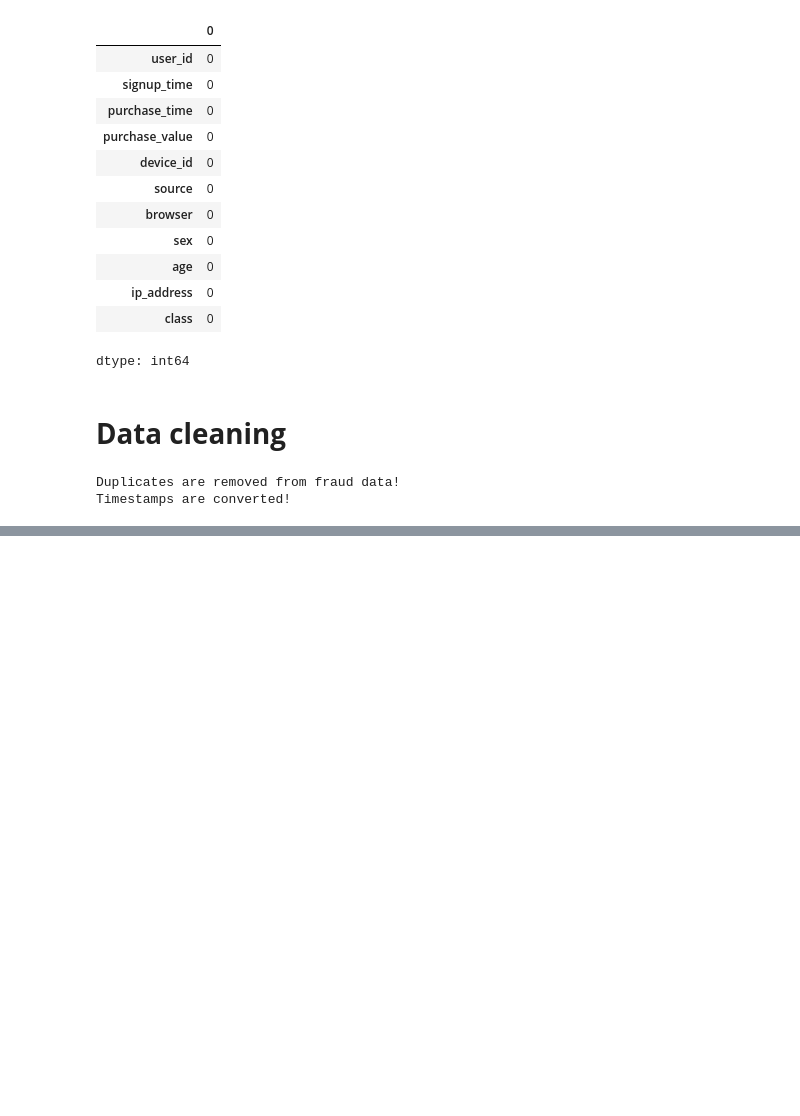
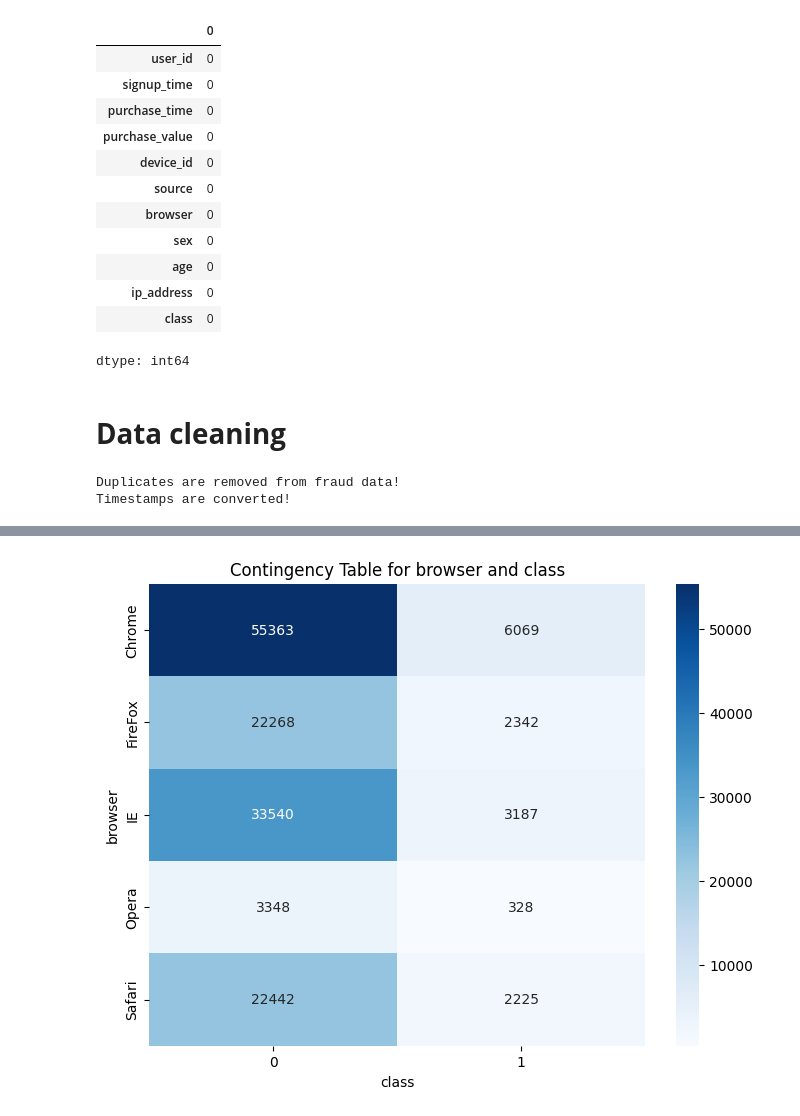
Before and after one commit to hiwothadush/fraud-detection-for-eCommerce-and-banks, a Jupyter notebook: notebooks/fraud_data_preprocessing.ipynb, the cells around one changed output, grey strips where cells are left out. Saved outputs shown, nothing was run; the diff lists cells and outputs as text; code cells hidden in the pictures; blank space fills up the shorter version.

```diff
--- a/notebooks/fraud_data_preprocessing.ipynb
+++ b/notebooks/fraud_data_preprocessing.ipynb
@@ -150,0 +201,4 @@ summarize_dataset(fraud_data, numerical_columns)
+# %%
+cramers_v(fraud_data,'browser','class')
+# %% [output]
+[figure, added]
```
Also changed, not shown: parts of 26 cells of this notebook.
